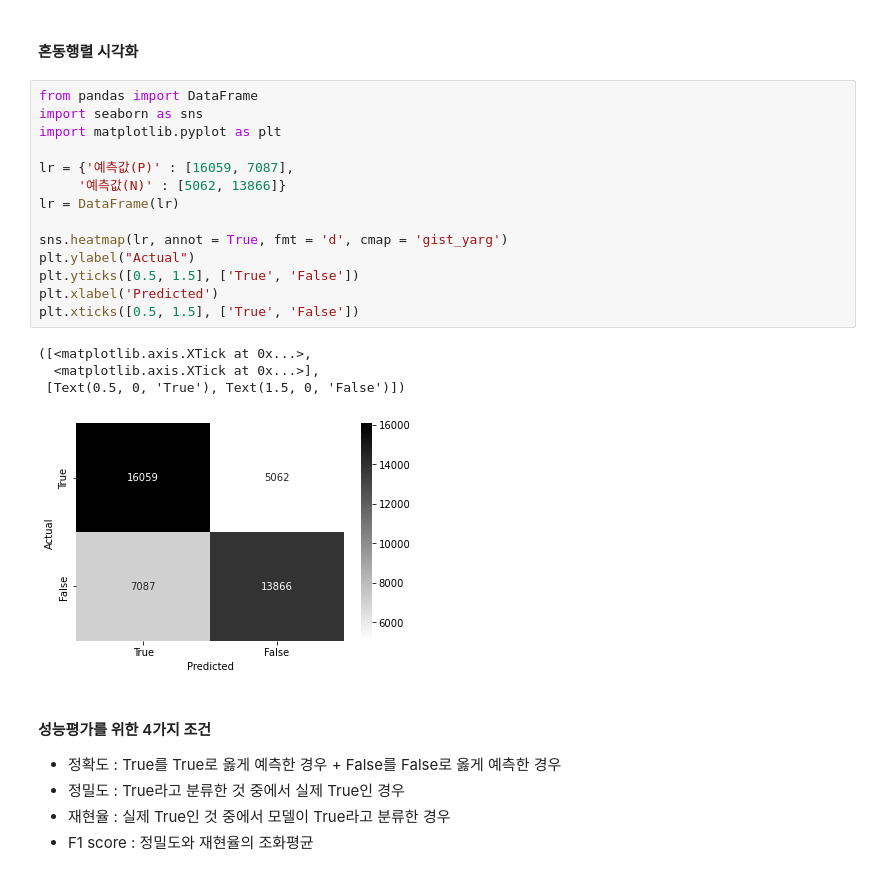
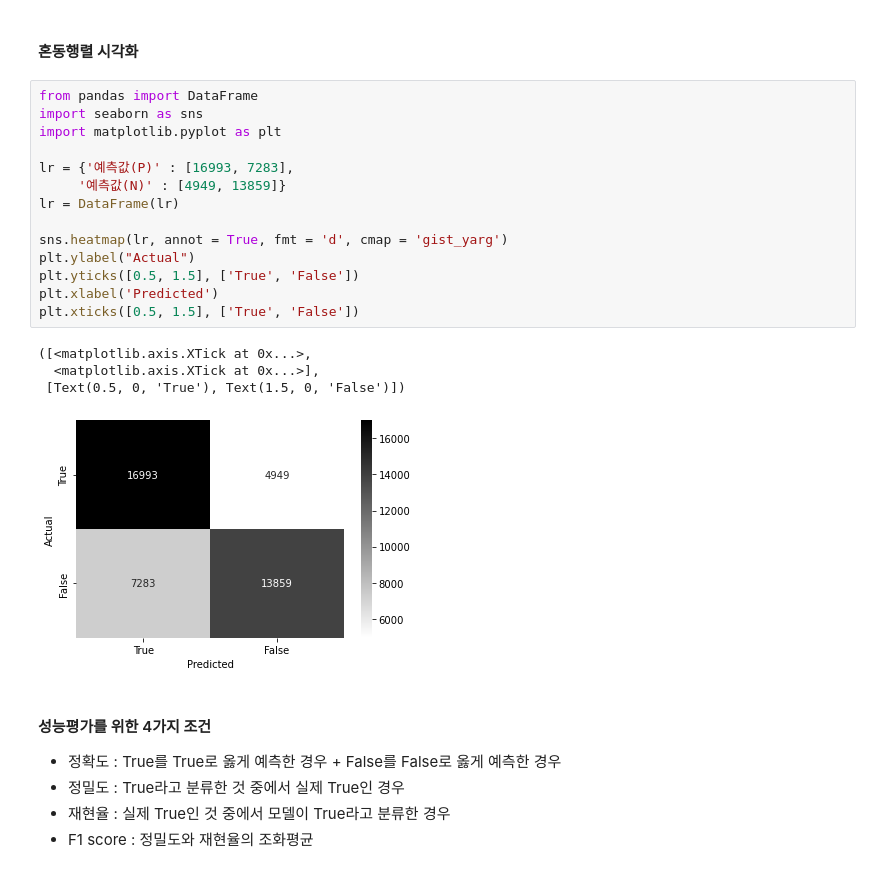
Before and after one commit to yeji4268/BigData, a Jupyter notebook: 항공편 결항 및 지연 분석/기상 상관관계 분석/ML_Logistic.ipynb, the cells around one changed output. Saved outputs shown, nothing was run; the diff lists cells and outputs as text.

```diff
--- a/항공편 결항 및 지연 분석/기상 상관관계 분석/ML_Logistic.ipynb
+++ b/항공편 결항 및 지연 분석/기상 상관관계 분석/ML_Logistic.ipynb
@@ -104,22 +105,22 @@ print(confusion_matrix(test_target, y_pred))
 # %%
 from pandas import DataFrame
 import seaborn as sns
 import matplotlib.pyplot as plt
 
-lr = {'예측값(P)' : [16059, 7087],
-     '예측값(N)' : [5062, 13866]}
+lr = {'예측값(P)' : [16993, 7283],
+     '예측값(N)' : [4949, 13859]}
 lr = DataFrame(lr)
 
 sns.heatmap(lr, annot = True, fmt = 'd', cmap = 'gist_yarg')
 plt.ylabel("Actual")
 plt.yticks([0.5, 1.5], ['True', 'False'])
 plt.xlabel('Predicted')
 plt.xticks([0.5, 1.5], ['True', 'False'])
 # %% [output]
 ([<matplotlib.axis.XTick at 0x...>,
   <matplotlib.axis.XTick at 0x...>],
  [Text(0.5, 0, 'True'), Text(1.5, 0, 'False')])
-[figure, old version]
+[figure, new version]
 # %% [markdown]
 #### 성능평가를 위한 4가지 조건
 * 정확도 : True를 True로 옳게 예측한 경우 + False를 False로 옳게 예측한 경우
```
Also changed, not shown: parts of 12 cells of this notebook, 1 other file.
